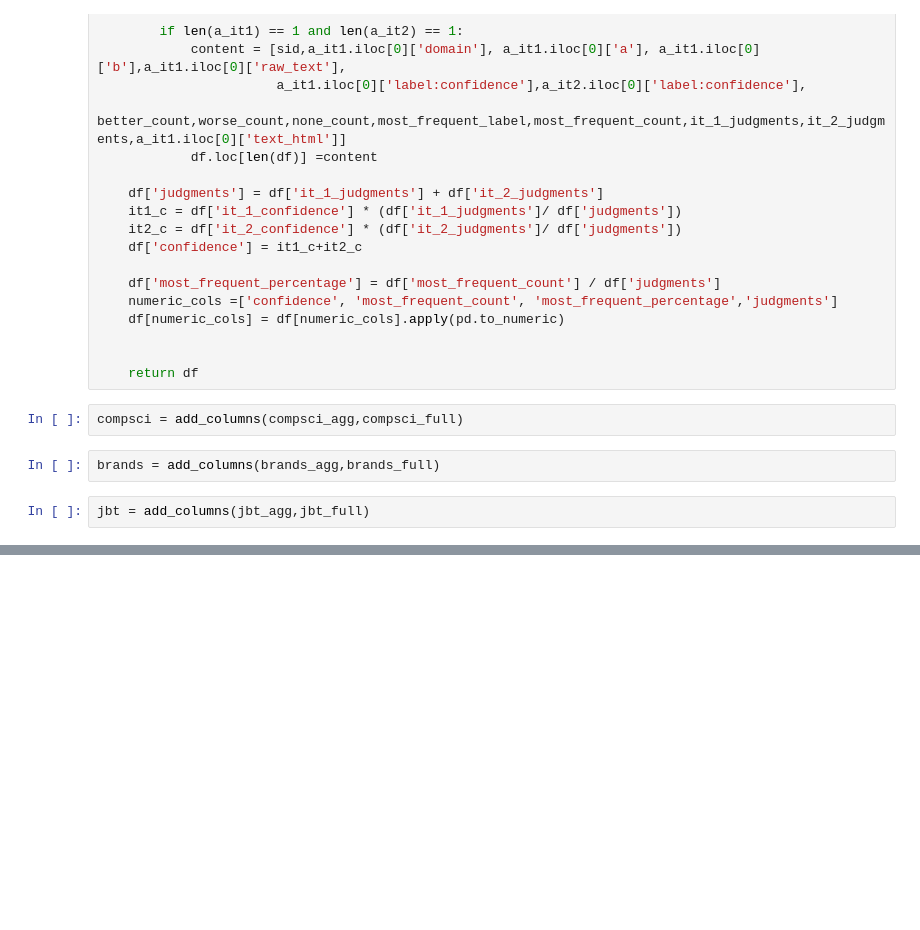
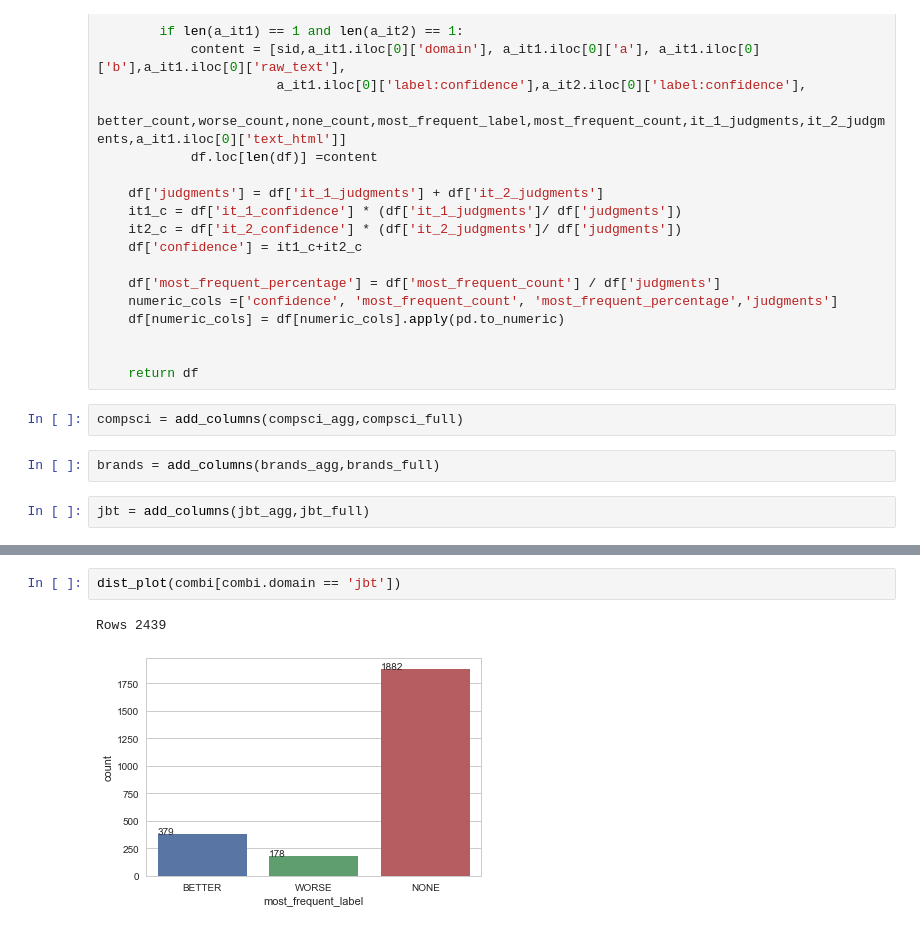
Before and after one commit to uhh-lt/comparative, a Jupyter notebook: 3. Crowdsourcing/3.5 Mainstudy Step 3/dataset_v1.ipynb, the cells around one changed output, grey strips where cells are left out. Drawn from its saved outputs; the diff is of its cells as text; blank space fills up the shorter version.

```diff
--- a/3. Crowdsourcing/3.5 Mainstudy Step 3/dataset_v1.ipynb
+++ b/3. Crowdsourcing/3.5 Mainstudy Step 3/dataset_v1.ipynb
@@ -131,3 +143,8 @@ for p in ax.patches:
+# %%
+dist_plot(combi[combi.domain == 'jbt'])
+# %% [output]
+Rows 2439
+[figure, added]
 # %%
 from sklearn.model_selection import train_test_split
 
```
Also changed, not shown: parts of 11 cells of this notebook, 9 other files.
